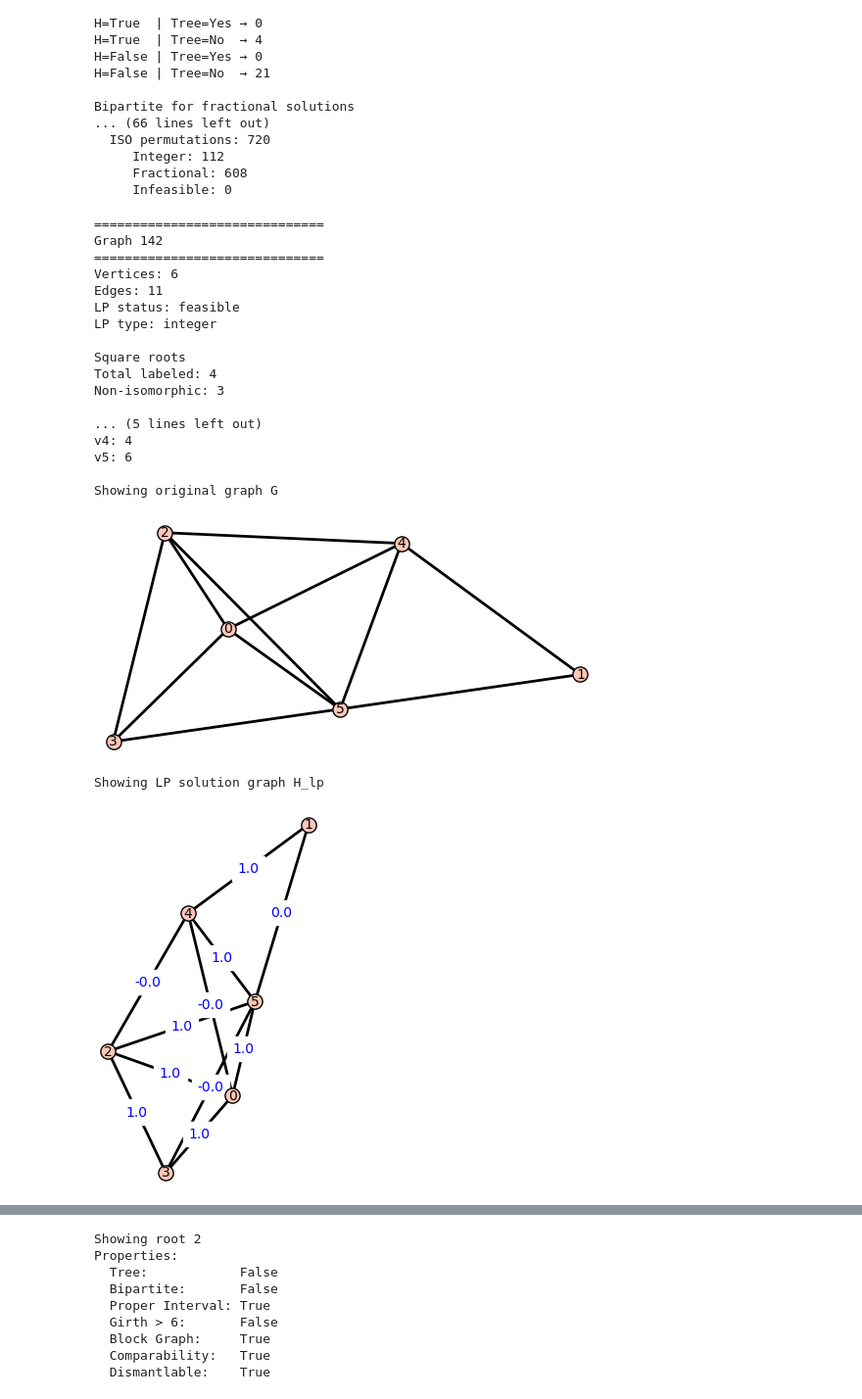
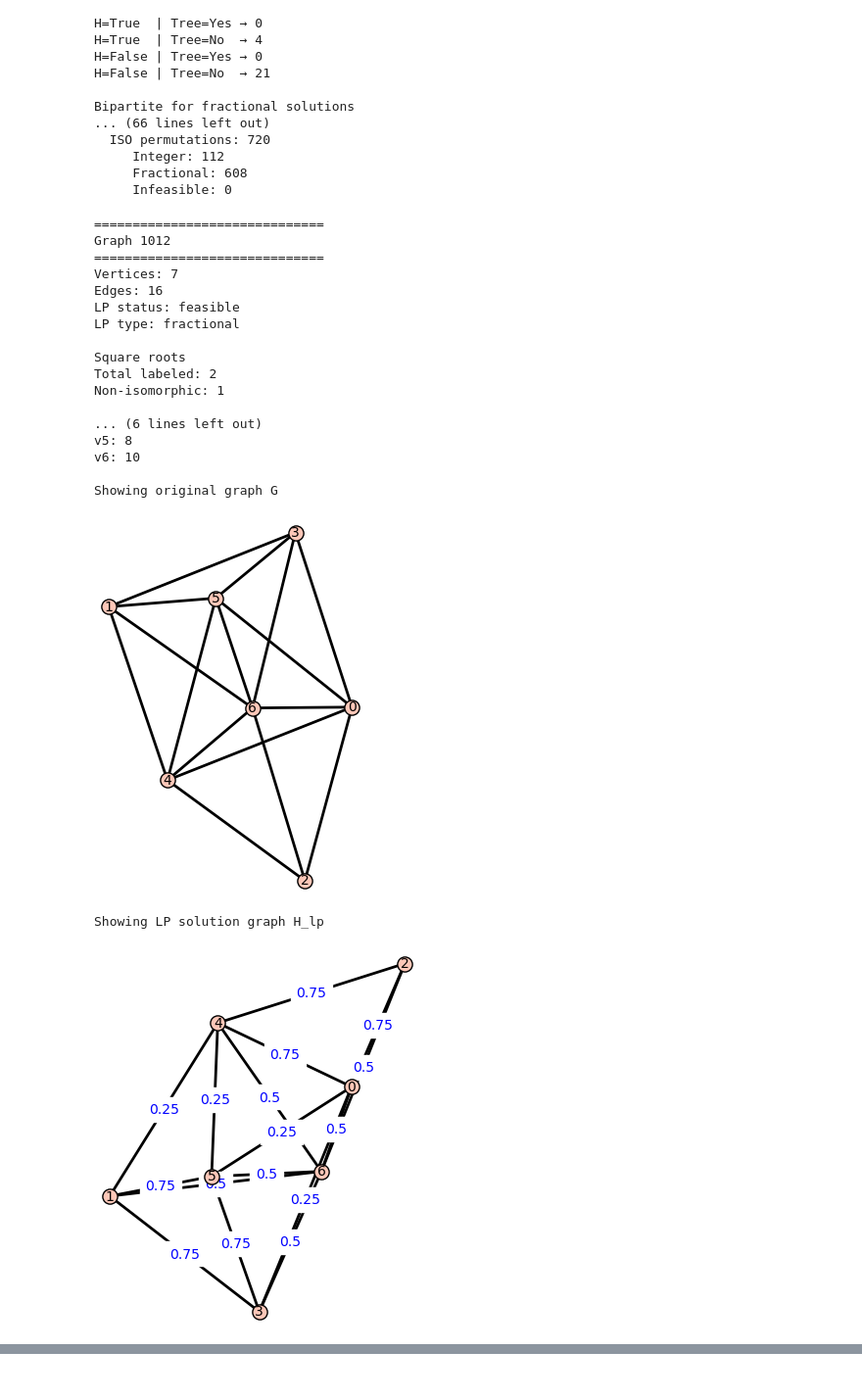
Before and after one commit to Hellwoodoo/Graph-Squares, a Jupyter notebook: Optimization of Graph Squares/Notebooks/AnalysisGraphSquares.ipynb, the cells around one changed output, grey strips where cells are left out. Shown at 98% size. Drawn from its saved outputs; the diff is of its cells as text; code cells hidden in the pictures.

```diff
--- a/Optimization of Graph Squares/Notebooks/AnalysisGraphSquares.ipynb
+++ b/Optimization of Graph Squares/Notebooks/AnalysisGraphSquares.ipynb
@@ -1180,7 +1180,7 @@ def is_dismantlable_graph(G):
     return True
 
 def process_graph(idx, G, label):
-    G.relabel(range(G.order()))
+    G.relabel(range(G.order()), inplace=True)
     n = G.order()
 
     A_H = None
@@ -1806,46 +1806,46 @@ def display_graph(idx=None, n=None, G=None):
             edge_thickness=2,
             vertex_labels=True,
             figsize=[8,8],
             title=f"Square root H{i+1}"
         )
         display(p.matplotlib())
 
-display_graph(142, 6)
+display_graph(1012, 7)
 # H = Graph()
 # H.add_edges([
 #     (0,1),(0,2),(0,3),
 #     (1,2),(1,3),
 #     (2,3)
 # ])
 # H.add_edges([
 #     (0,4),
 #     (1,5),
 #     (2,6),
 #     (3,7)
 # ])
 # G = graph_square(H)
 # display_graph(G=G)
 # %% [output]
 ==============================
-Graph 142
+Graph 1012
 ==============================
-Vertices: 6
-Edges: 11
+Vertices: 7
+Edges: 16
 LP status: feasible
-LP type: integer
+LP type: fractional
 
 Square roots
-Total labeled: 4
-Non-isomorphic: 3
+Total labeled: 2
+Non-isomorphic: 1
 
-... (5 lines left out)
-v4: 4
-v5: 6
+... (6 lines left out)
+v5: 8
+v6: 10
 
 Showing original graph G
-[figure, old version]
+[figure, new version]
 Showing LP solution graph H_lp
-[figure, old version]
+[figure, new version]
 Showing root 1
 Properties:
   Tree:            False
@@ -1859,9 +1858,0 @@ Properties:
-Showing root 2
-Properties:
-  Tree:            False
-  Bipartite:       False
-  Proper Interval: True
-  Girth > 6:       False
-  Block Graph:     True
-  Comparability:   True
-  Dismantlable:    True
```
Also changed, not shown: parts of 1 cell of this notebook, 6 other files.
